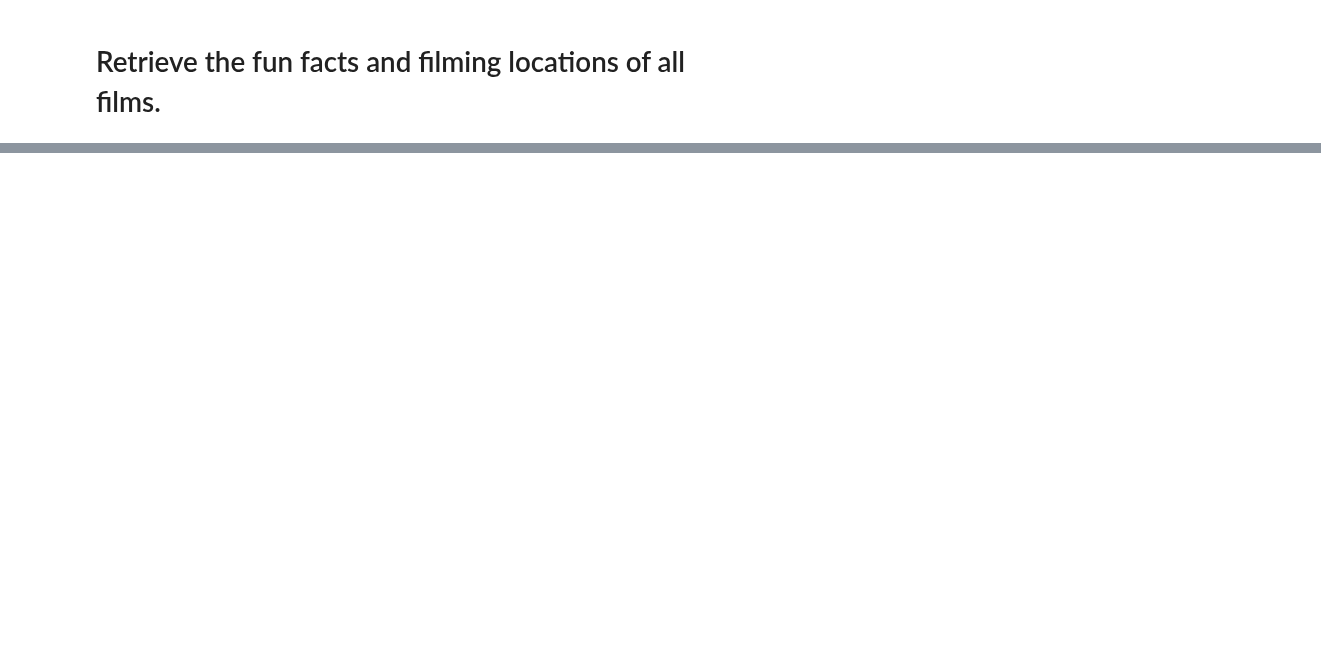
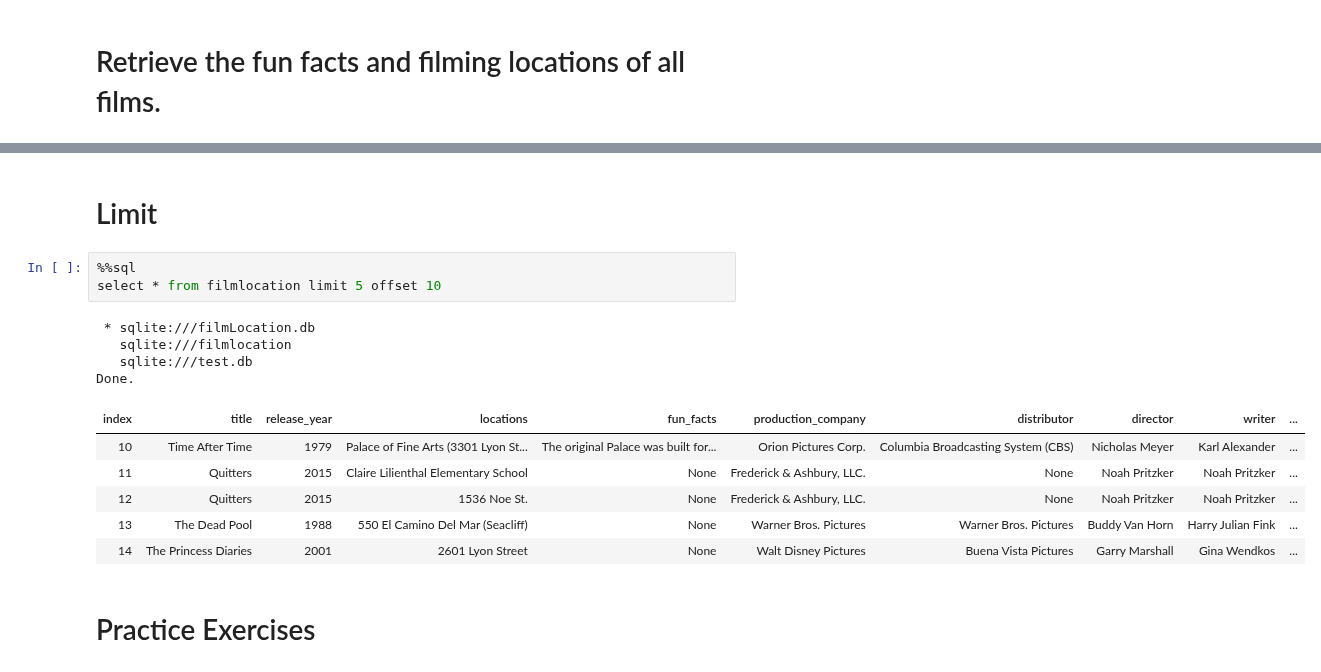
Before and after one commit to Immortal-Pi/IBMdatascience, a Jupyter notebook: Sql/SQLbasics.ipynb, the cells around one changed output, grey strips where cells are left out. Saved outputs shown, nothing was run; the diff lists cells and outputs as text; blank space fills up the shorter version.

```diff
--- a/Sql/SQLbasics.ipynb
+++ b/Sql/SQLbasics.ipynb
@@ -167,0 +183,18 @@ NameError: name 'a' is not defined
+# %% [markdown]
+# Limit
+# %%
+%%sql
+select * from filmlocation limit 5 offset 10
+# %% [output]
+ * sqlite:///filmLocation.db
+   sqlite:///filmlocation
+   sqlite:///test.db
+Done.
+| index | title | release_year | locations | fun_facts | production_company | distributor | director | writer | ... |
+| 10 | Time After Time | 1979 | Palace of Fine Arts (3301 Lyon St... | The original Palace was built for... | Orion Pictures Corp. | Columbia Broadcasting System (CBS) | Nicholas Meyer | Karl Alexander | ... |
+| 11 | Quitters | 2015 | Claire Lilienthal Elementary School | None | Frederick & Ashbury, LLC. | None | Noah Pritzker | Noah Pritzker | ... |
+| 12 | Quitters | 2015 | 1536 Noe St. | None | Frederick & Ashbury, LLC. | None | Noah Pritzker | Noah Pritzker | ... |
+| 13 | The Dead Pool | 1988 | 550 El Camino Del Mar (Seacliff) | None | Warner Bros. Pictures | Warner Bros. Pictures | Buddy Van Horn | Harry Julian Fink | ... |
+| 14 | The Princess Diaries | 2001 | 2601 Lyon Street | None | Walt Disney Pictures | Buena Vista Pictures | Garry Marshall | Gina Wendkos | ... |
+# %% [markdown]
+# Practice Exercises
```
Also changed, not shown: parts of 20 cells of this notebook.
